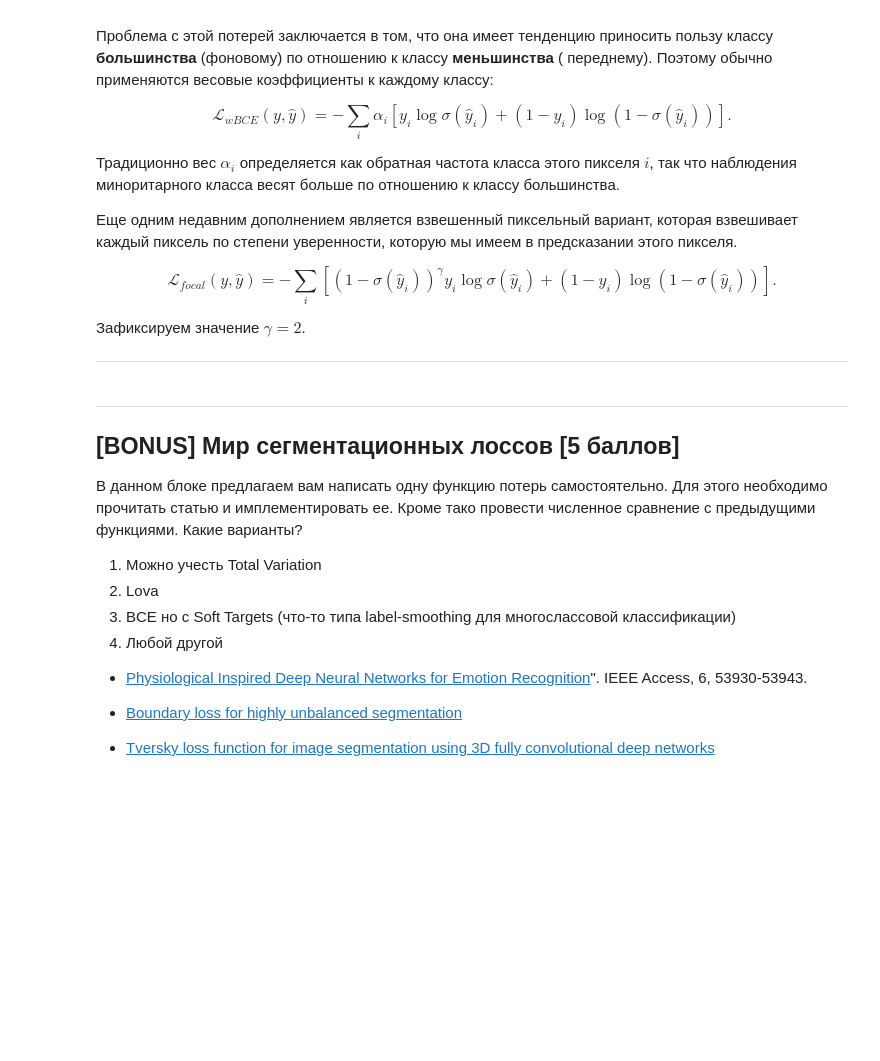
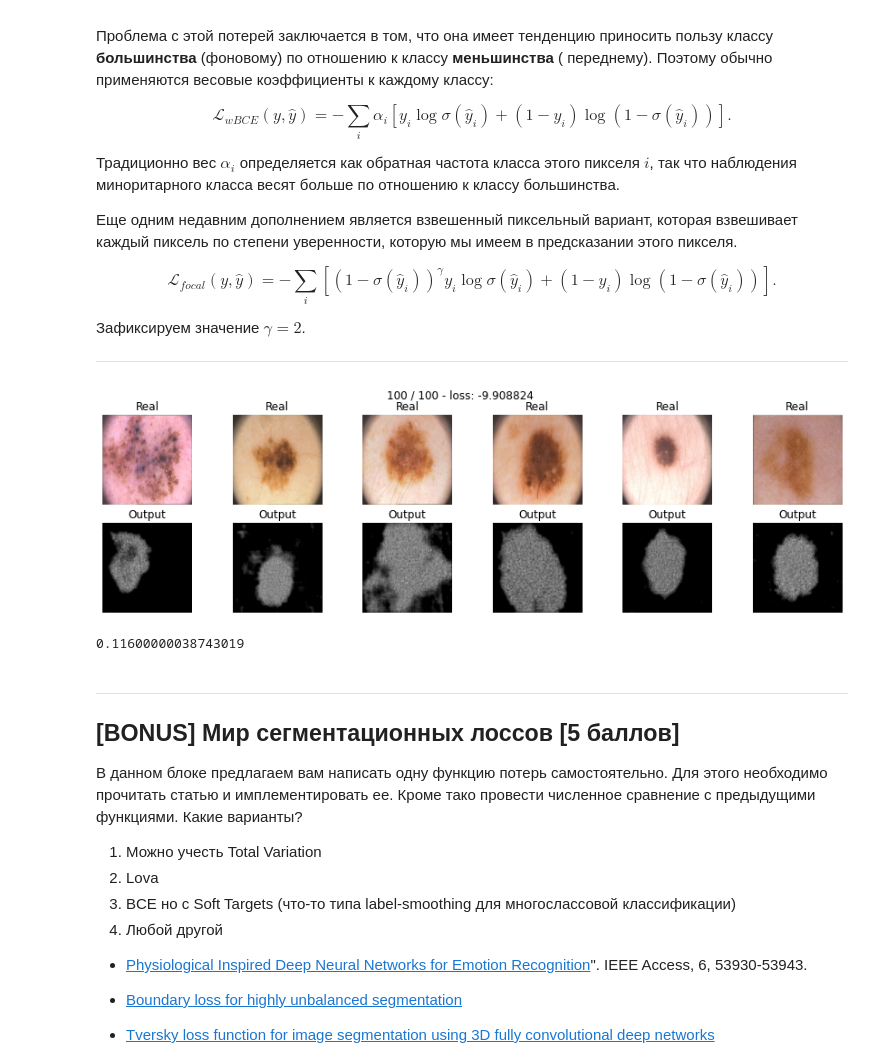
Before and after one commit to NilRadle/DLS, a Jupyter notebook: HW.semantic_segmentation.ipynb, the cells around one changed output. Saved outputs shown, nothing was run; the diff lists cells and outputs as text; code cells hidden in the pictures; blank space fills up the shorter version.

```diff
--- a/HW.semantic_segmentation.ipynb
+++ b/HW.semantic_segmentation.ipynb
@@ -394,12 +417,17 @@ $$\mathcal L_{focal}(y, \hat y) = -\sum_i \left[\left(1-\sigma(\hat y_i)\right)^
 
 --------------------------------------------------------------------------------
 # %%
-def focal_loss(y_real, y_pred, eps = 1e-8, gamma = 2):
-    y_pred =  # hint: torch.clamp
-    return your_loss
+def focal_loss(y_pred, y_real, eps=1e-8, gamma=2):
+    y = y_pred.sigmoid()+eps
+    loss = -((1-y)**gamma*y_real*y.log()+(1-y_real)*(1-y).log())
+    return loss.mean()
 # %%
 model_focal = SegNet().to(device)
 
-max_epochs = 40
-optimaizer = optim.Adam(model_focal.parameters())
+max_epochs = 100
+optimaizer = torch.optim.Adam(model_focal.parameters())
 train(model_focal, optimaizer, focal_loss, max_epochs, data_tr, data_val)
+print(score_model(model_focal, iou_pytorch, data_val))
+# %% [output]
+[figure, added]
+0.11600000038743019
```
Also changed, not shown: parts of 33 cells of this notebook, 1 other file.
